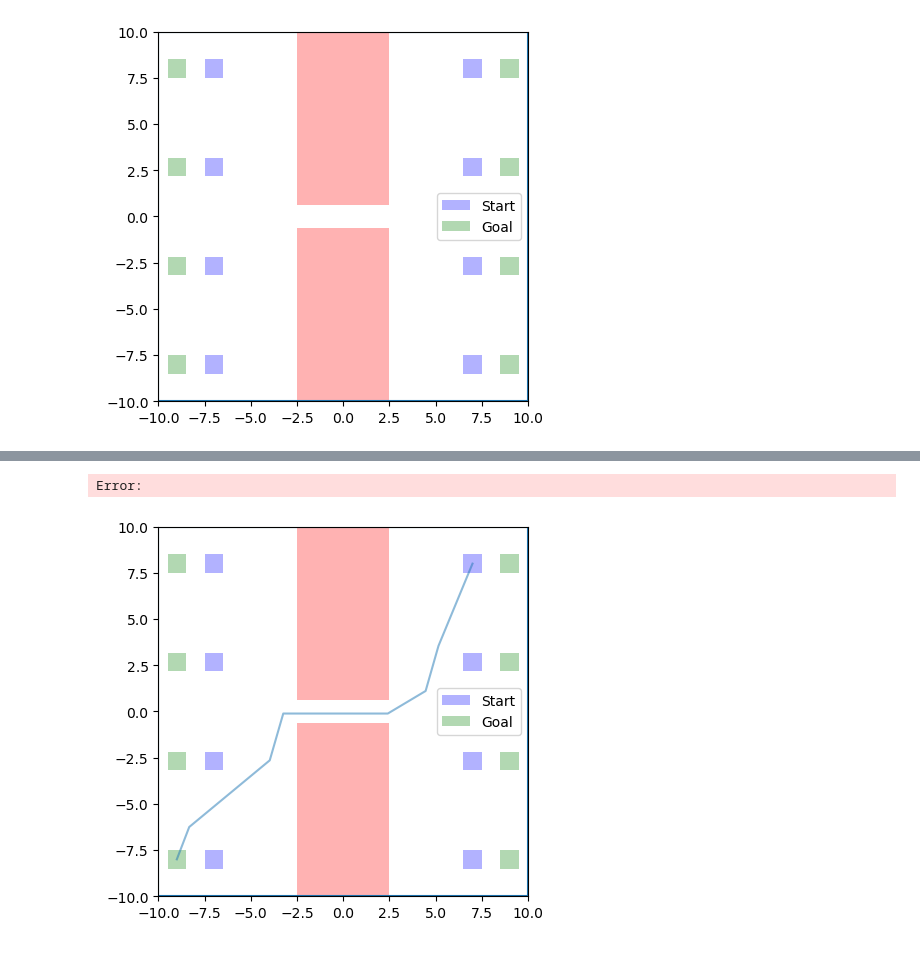
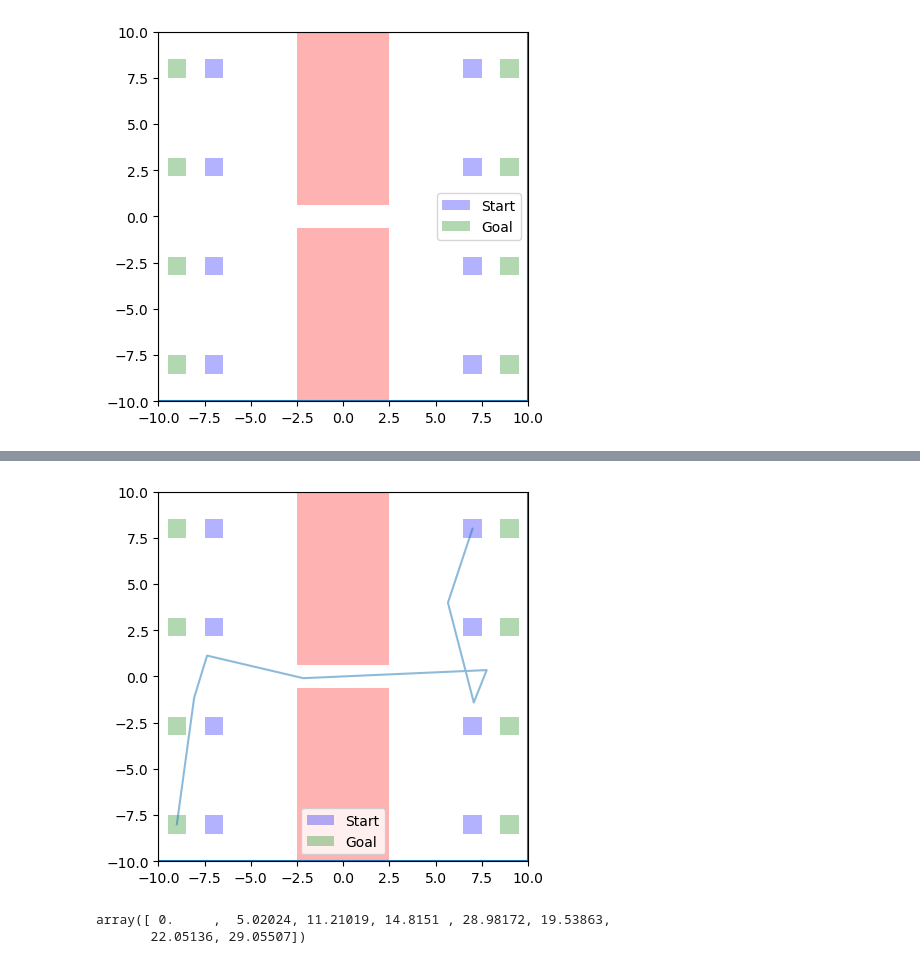
Before and after one commit to CoNG-harvard/PA-Nav, a Jupyter notebook: notebooks_playground/OMPL Setup-SpaceTime.ipynb, the cells around one changed output, grey strips where cells are left out. Saved outputs shown, nothing was run; the diff lists cells and outputs as text; code cells hidden in the pictures.

```diff
--- a/notebooks_playground/OMPL Setup-SpaceTime.ipynb
+++ b/notebooks_playground/OMPL Setup-SpaceTime.ipynb
@@ -68,50 +117,21 @@ Warning: State validity checker not set! No collision checking is performed
-# %%
-# Set our robot's starting state to be the bottom-left corner of
-# the environment, or (0,0).
-
-def py_to_state(s,space):
-    space_dim = len(s)
-    x = ob.State(space)
-    for i in range(space_dim):
-        x[i] = s[i]
-    return x
-
-
-
-start = py_to_state(env.starts[0],space)
-goal = py_to_state(env.goals[0],space)
-
-
-# Create a problem instance
-pdef = ob.ProblemDefinition(si)
-
-# Set the start and goal states
-# pdef.setStartAndGoalStates(start, goal)
-
-# feasibleSolFound = {'result':False}
-# def intermediateSol(_,spath,best_cost): # We know the signature of the callback is like this because we looked into the C++ source code of RRT*
-#     feasibleSolFound['result'] = True
-#     return spath, best_cost.value()
-# pdef.setIntermediateSolutionCallback(ob.ReportIntermediateSolutionFn(intermediateSol))
-
-# optimizingPlanner = og.STRRTstar(si)
-
-# Set the problem instance for our planner to solve
-# optimizingPlanner.setProblemDefinition(pdef)
-# optimizingPlanner.setup()
-
-# # term_condition = ob.exactSolnPlannerTerminationCondition(pdef)
-# # attempt to solve the planning problem in the given runtime
-
-# exactSolutionReached = lambda : feasibleSolFound['result']
-
-# term_condition = ob.PlannerTerminationCondition(ob.PlannerTerminationConditionFn(exactSolutionReached))
-# solved = optimizingPlanner.solve(term_condition)
-# %% [output]
-Error:
 # %%
-path = path_to_py( pdef.getSolutionPath().getStates())
+path = pdef.getSolutionPath().getStates()
+# %%
+ts = []
+xs = []
+for p in path:
+    x = p[0]
+    xs.append([x[i] for i in range(space_dim)])
+
+    ts.append(spaceTime.getStateTime(p))
+ts = np.array(ts)
+xs = np.array(xs).T
 # %%
-draw_env(env,paths = [path])
+draw_env(env,paths = [xs])
 # %% [output]
-[figure, old version]
+[figure, new version]
+# %%
+ts
+# %% [output]
+array([ 0.     ,  5.02024, 11.21019, 14.8151 , 28.98172, 19.53863,
+       22.05136, 29.05507])
```
Also changed, not shown: parts of 2 cells of this notebook.
